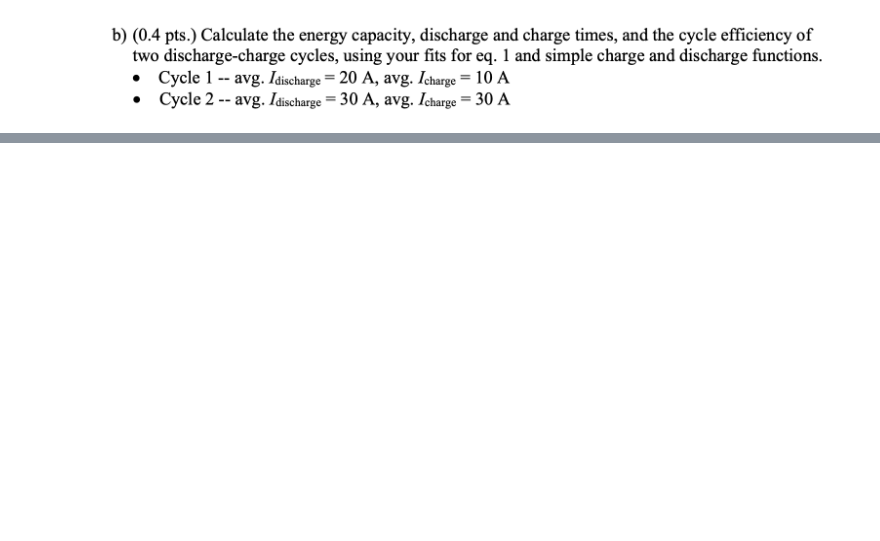
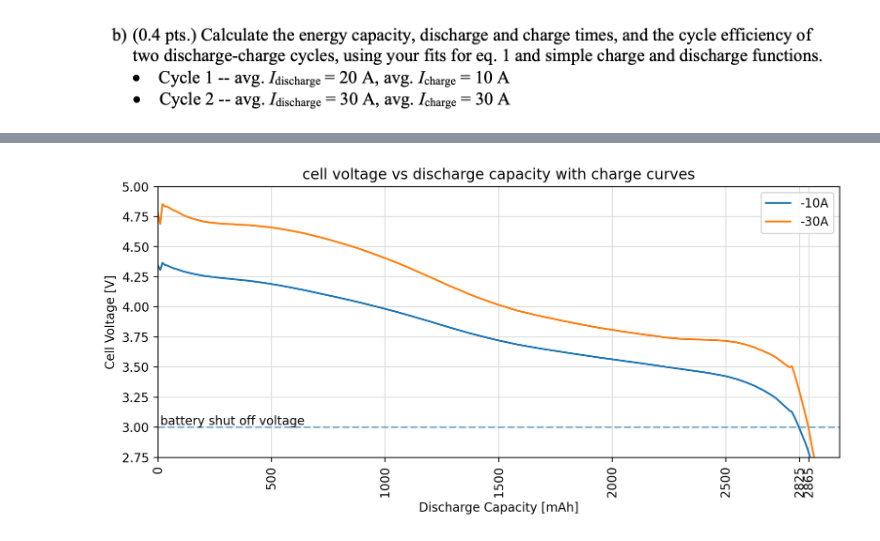
Before and after one commit to davvidbaker/aes-hw-s24, a Jupyter notebook: transportation/hw3.ipynb, the cells around one changed output, grey strips where cells are left out. Cells and saved outputs as stored; diff of their text form; code cells hidden in the pictures; blank space fills up the shorter version.

```diff
--- a/transportation/hw3.ipynb
+++ b/transportation/hw3.ipynb
@@ -379,0 +422,38 @@ nice_grid(ax)
+# %%
+fig, ax = plt.subplots(figsize=(10, 4))
+ax.set_ylim(2.75, 5)
+ax.set_xlim(0, 3000)
+
+currents = [-10, -30]
+x_max = []
+for ind, i in enumerate(currents):
+    charge_curve = v_oc - i * rint
+    ax.plot(
+        x_dis_cap,
+        charge_curve,
+        label=f"{i}A",
+    )
+    first_index_where_voltage_below_threshold = next(
+        (index for index, value in enumerate(charge_curve) if value < threshold), None
+    )
+    x_max = [
+        *x_max,
+        (
+            x_dis_cap[first_index_where_voltage_below_threshold]
+            + x_dis_cap[first_index_where_voltage_below_threshold - 1]
+        )
+        / 2,
+    ]
+ax.set_xticks([*x_max, 0, 500, 1000, 1500, 2000, 2500])
+ax.tick_params(axis="x", labelrotation=90)
+
+ax.hlines([3], 0, 4000, linestyles="dashed", alpha=0.5)
+ax.text(10, 3.02, "battery shut off voltage")
+nice_grid(ax)
+ax.minorticks_off()
+ax.set_xlabel("Discharge Capacity [mAh]")
+ax.set_ylabel("Cell Voltage [V]")
+ax.legend()
+ax.set_title("cell voltage vs discharge capacity with charge curves");
+# %% [output]
+[figure, added]
```
Also changed, not shown: parts of 23 cells of this notebook.
